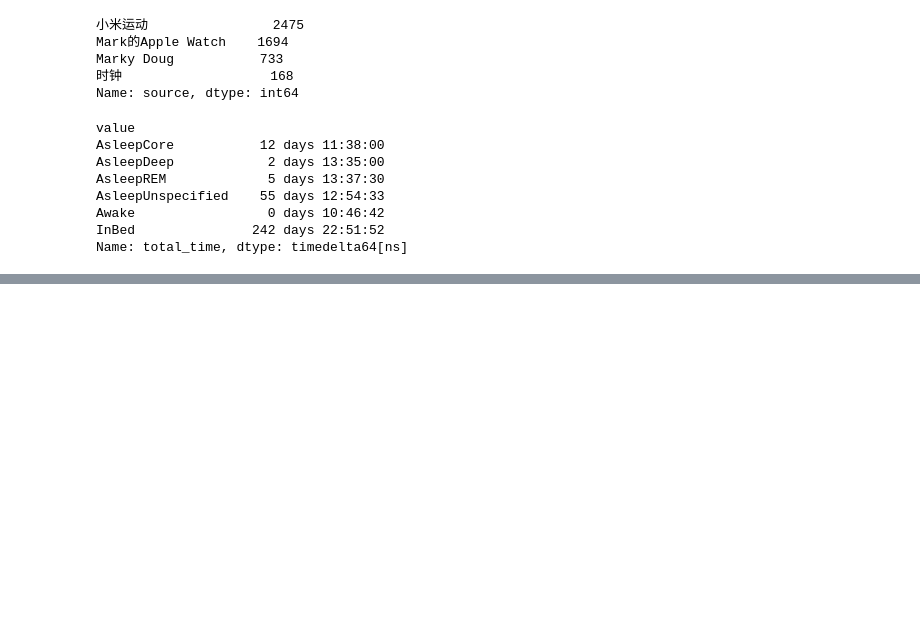
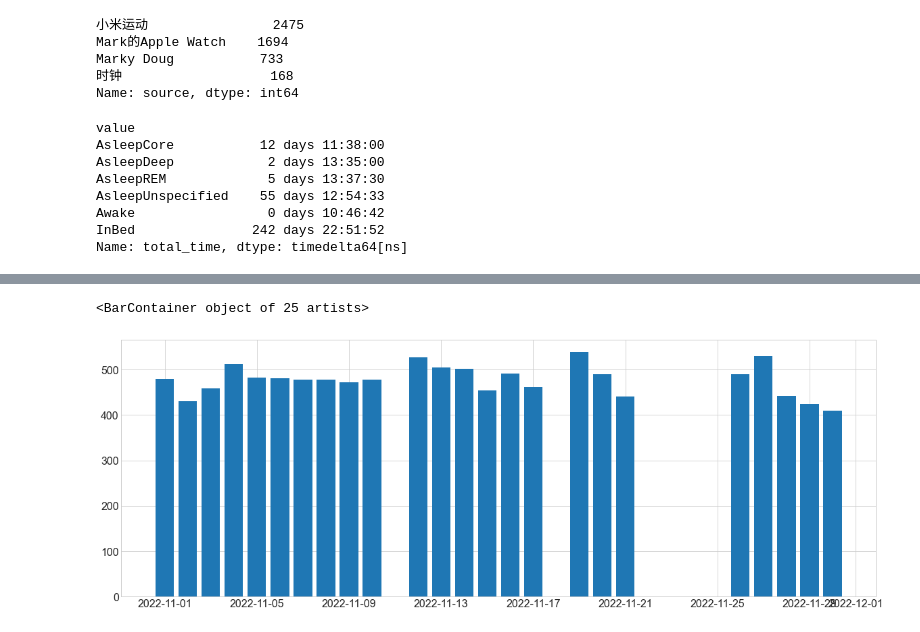
Before and after one commit to markydoug/my_apple_health, a Jupyter notebook: record_explore.ipynb, the cells around one changed output, grey strips where cells are left out. Drawn from its saved outputs; the diff is of its cells as text; code cells hidden in the pictures; blank space fills up the shorter version.

Commit message:
Explore sleep data

```diff
--- a/record_explore.ipynb
+++ b/record_explore.ipynb
@@ -484,0 +512,2 @@ sleep_info.groupby('value').total_time.sum()
+# %%
+inbed_time = sleep_info[sleep_info.value == 'InBed']
@@ -484,0 +530,5 @@ sleep_info.groupby('value').total_time.sum()
+# %%
+plt.bar(inbed_time['2022-11'].index, inbed_time['2022-11'].total_time.dt.total_seconds()/60)
+# %% [output]
+<BarContainer object of 25 artists>
+[figure, added]
```
Also changed, not shown: parts of 24 cells of this notebook.
